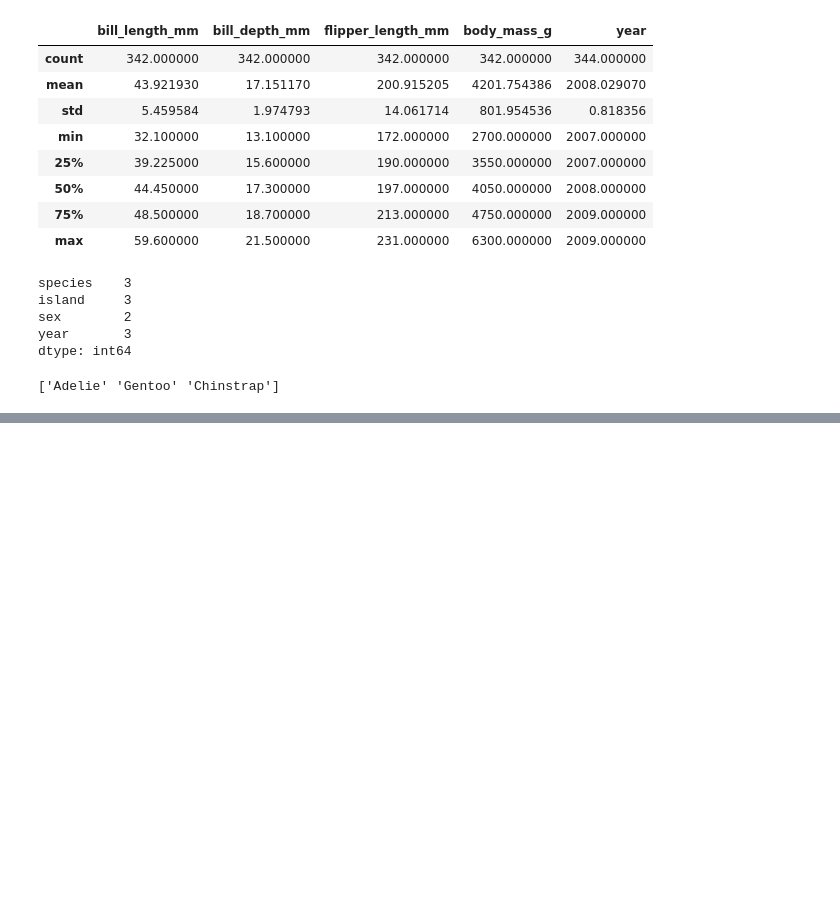
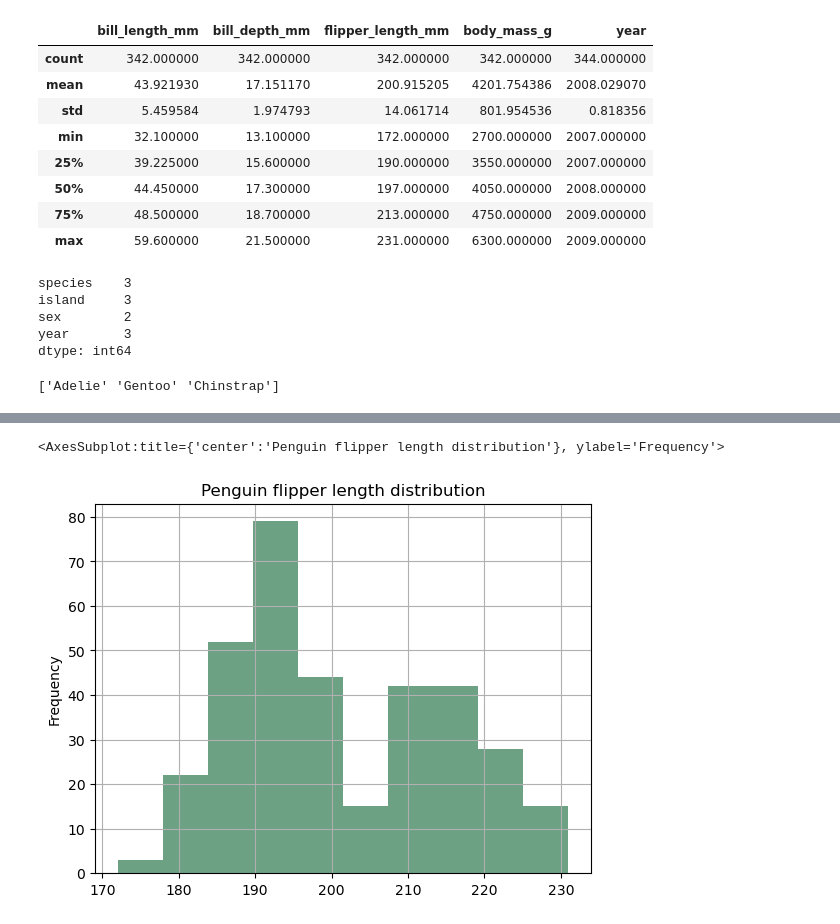
Before and after one commit to lunacatalan/eds-220-lesson2-pandas, a Jupyter notebook: Lesson-4-plotting.ipynb, the cells around one changed output, grey strips where cells are left out. Saved outputs shown, nothing was run; the diff lists cells and outputs as text; code cells hidden in the pictures; blank space fills up the shorter version.

```diff
--- a/Lesson-4-plotting.ipynb
+++ b/Lesson-4-plotting.ipynb
@@ -208,0 +303,13 @@ Index(['year', 'europe', 'arctic', 'alaska', 'asia', 'north_america',
+# %%
+# distribution of flipper legnth measurements
+# first select the data, then plot
+
+penguins.flipper_length_mm.plot(kind = 'hist',
+                               title = 'Penguin flipper length distribution',
+                               color = "#6CA184FF",
+                               xlabel = "FLipper length (mm)",
+                               grid = True
+                               )
+# %% [output]
+<AxesSubplot:title={'center':'Penguin flipper length distribution'}, ylabel='Frequency'>
+[figure, added]
```
Also changed, not shown: parts of 19 cells of this notebook.
